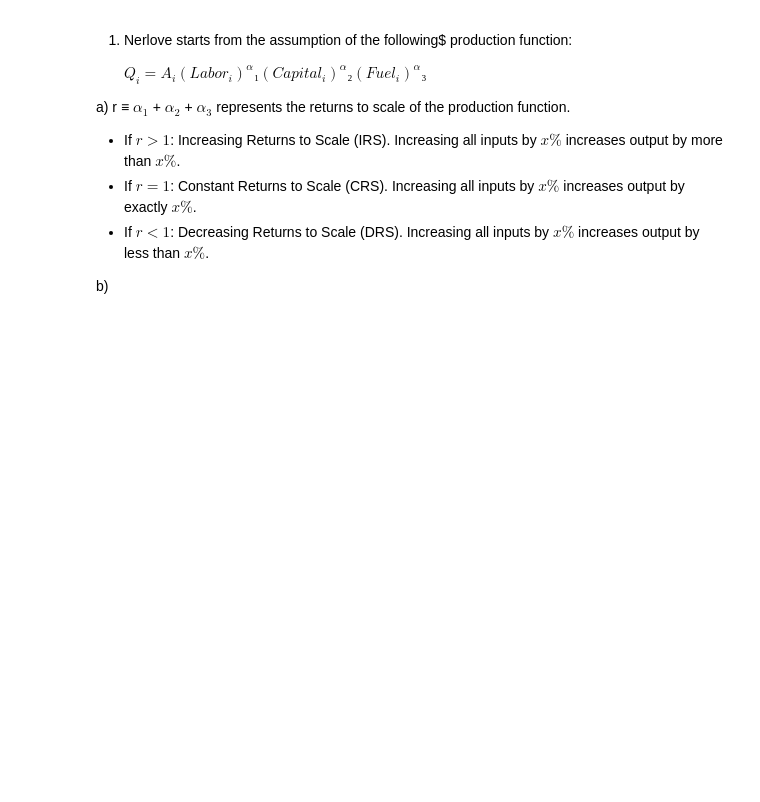
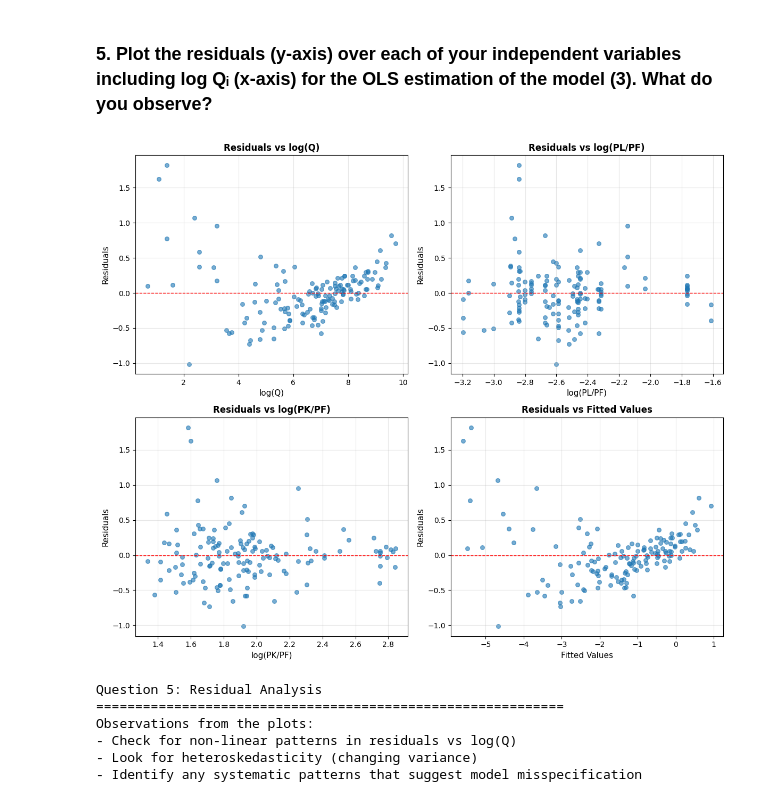
Before and after one commit to hoangg-ng/econometrics, a Jupyter notebook: test.ipynb, the cells around one changed output. Drawn from its saved outputs; the diff is of its cells as text; code cells hidden in the pictures; blank space fills up the shorter version.

```diff
--- a/test.ipynb
+++ b/test.ipynb
@@ -18,11 +273,60 @@ data.shape
 # %% [markdown]
-1. Nerlove starts from the assumption of the following$ production function:
-
-    $Q_i = A_i(Labor_i)^α₁ (Capital_i)^α₂ (Fuel_i)^α₃$
-
-a) r ≡ $\alpha_1$ + $\alpha_2$ + $\alpha_3$ represents the returns to scale of the production function.
-- If $r > 1$: Increasing Returns to Scale (IRS). Increasing all inputs by $x\%$ increases output by more than $x\%$.
-- If $r = 1$: Constant Returns to Scale (CRS). Increasing all inputs by $x\%$ increases output by exactly $x\%$.
-- If $r < 1$: Decreasing Returns to Scale (DRS). Increasing all inputs by $x\%$ increases output by less than $x\%$.
-
-b)
+### 5. Plot the residuals (y-axis) over each of your independent variables including log Qᵢ (x-axis) for the OLS estimation of the model (3). What do you observe?
+# %%
+import matplotlib.pyplot as plt
+
+fig, axes = plt.subplots(2, 2, figsize=(12, 10))
+
+# Independent variables from restricted model
+log_Q = log_data[:, 1]
+log_PL_PF = log_data[:, 2] - log_data[:, 3]
+log_PK_PF = log_data[:, 4] - log_data[:, 3]
+
+# Plot 1: Residuals vs log(Q)
+axes[0, 0].scatter(log_Q, epsilon_hat_r, alpha=0.6, s=30)
+axes[0, 0].axhline(y=0, color='r', linestyle='--', linewidth=1)
+axes[0, 0].set_xlabel('log(Q)', fontsize=11)
+axes[0, 0].set_ylabel('Residuals', fontsize=11)
+axes[0, 0].set_title('Residuals vs log(Q)', fontsize=12, fontweight='bold')
+axes[0, 0].grid(True, alpha=0.3)
+
+# Plot 2: Residuals vs log(PL/PF)
+axes[0, 1].scatter(log_PL_PF, epsilon_hat_r, alpha=0.6, s=30)
+axes[0, 1].axhline(y=0, color='r', linestyle='--', linewidth=1)
+axes[0, 1].set_xlabel('log(PL/PF)', fontsize=11)
+axes[0, 1].set_ylabel('Residuals', fontsize=11)
+axes[0, 1].set_title('Residuals vs log(PL/PF)', fontsize=12, fontweight='bold')
+axes[0, 1].grid(True, alpha=0.3)
+
+# Plot 3: Residuals vs log(PK/PF)
+axes[1, 0].scatter(log_PK_PF, epsilon_hat_r, alpha=0.6, s=30)
+axes[1, 0].axhline(y=0, color='r', linestyle='--', linewidth=1)
+axes[1, 0].set_xlabel('log(PK/PF)', fontsize=11)
+axes[1, 0].set_ylabel('Residuals', fontsize=11)
+axes[1, 0].set_title('Residuals vs log(PK/PF)', fontsize=12, fontweight='bold')
+axes[1, 0].grid(True, alpha=0.3)
+
+# Plot 4: Residuals vs Fitted Values
+axes[1, 1].scatter(Y_hat_r, epsilon_hat_r, alpha=0.6, s=30)
+axes[1, 1].axhline(y=0, color='r', linestyle='--', linewidth=1)
+axes[1, 1].set_xlabel('Fitted Values', fontsize=11)
+axes[1, 1].set_ylabel('Residuals', fontsize=11)
+axes[1, 1].set_title('Residuals vs Fitted Values', fontsize=12, fontweight='bold')
+axes[1, 1].grid(True, alpha=0.3)
+
+plt.tight_layout()
+plt.savefig('residual_plots.png', dpi=300, bbox_inches='tight')
+plt.show()
+
+print("Observations from the plots:")
+print("- Check for non-linear patterns in residuals vs log(Q)")
+print("- Look for heteroskedasticity (changing variance)")
+print("- Identify any systematic patterns that suggest model misspecification")
+# %% [output]
+[figure, added]
+Question 5: Residual Analysis
+============================================================
+Observations from the plots:
+- Check for non-linear patterns in residuals vs log(Q)
+- Look for heteroskedasticity (changing variance)
+- Identify any systematic patterns that suggest model misspecification
```
Also changed, not shown: parts of 14 cells of this notebook, 1 other file.
